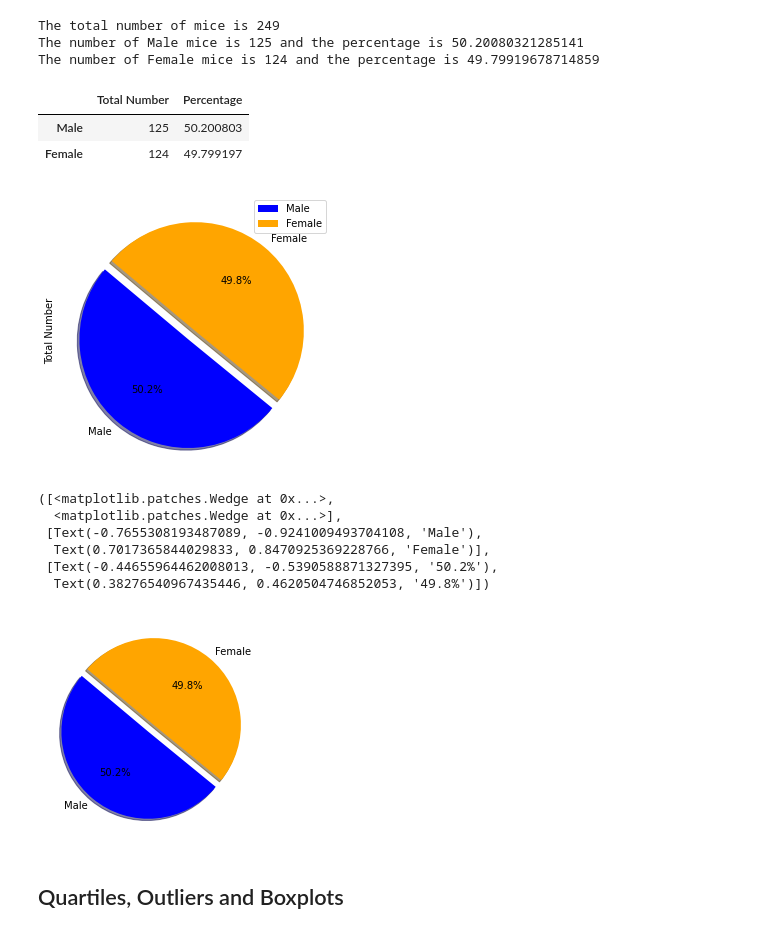
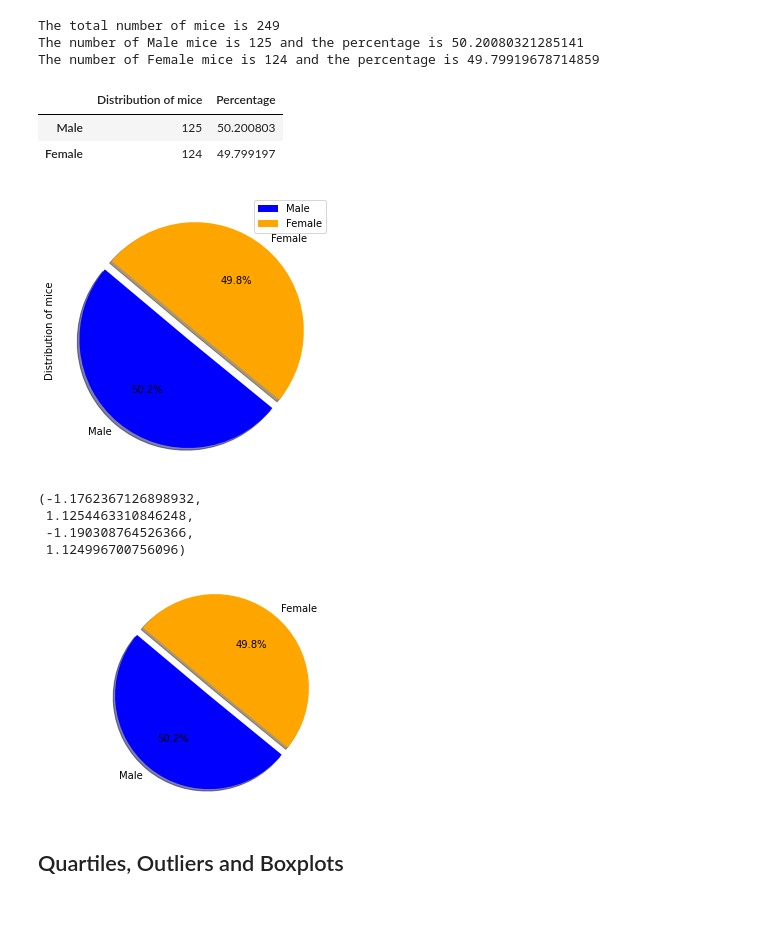
Before and after one commit to Yazz-01/Matplotlib_Pharma_Challenge, a Jupyter notebook: main_pharma.ipynb, the cells around one changed output. Cells and saved outputs as stored; diff of their text form; code cells hidden in the pictures.

Commit message:
Update on graphs

```diff
--- a/main_pharma.ipynb
+++ b/main_pharma.ipynb
@@ -212,46 +212,47 @@ The number of Male mice is 125 and the percentage is 50.20080321285141
 The number of Female mice is 124 and the percentage is 49.79919678714859
 # %%
 #----- Summary of mice in the study
-male_female_df = pd.DataFrame({"Total Number":[male_mice,female_mice],"Percentage":[percent_male_mice,percent_female_mice]},
+male_female_df = pd.DataFrame({"Distribution of mice":[male_mice,female_mice],"Percentage":[percent_male_mice,percent_female_mice]},
                                index=["Male", "Female"])
 male_female_df
 # %% [output]
-|  | Total Number | Percentage |
+|  | Distribution of mice | Percentage |
 | Male | 125 | 50.200803 |
 | Female | 124 | 49.799197 |
 # %%
 # Generate a pie plot showing the distribution of female versus male mice using pandas
 explode = (0.1, 0)
 colors = ['blue', 'orange']
-male_female_df_plot = male_female_df.plot.pie(y='Total Number',figsize=(5,5), colors = colors, startangle=140, explode = explode, shadow = True, autopct="%1.1f%%")
+male_female_df_plot = male_female_df.plot.pie(y='Distribution of mice',figsize=(5,5), colors = colors, startangle=140, explode = explode, shadow = True, autopct="%1.1f%%")
 # %% [output]
-[figure, old version]
+[figure, new version]
 # %%
 # Generate a pie plot showing the distribution of female versus male mice using pyplot
 
 # Labels for the sections of our pie chart
 labels = ["Male", "Female"]
 
 # The values of each section of the pie chart
 sizes = [male_mice,female_mice]
 
 # The colors of each section of the pie chart
 colors = ["blue", "orange"]
 
 # Tells matplotlib to seperate the "Humans" section from the others
 explode = (0.1, 0)
 
 # Creating the pie chart based upon the values above
 # Automatically finds the percentages of each part of the pie chart
 plt.pie(sizes, explode=explode, labels=labels, colors=colors,
         autopct="%1.1f%%", shadow=True, startangle=140)
+
+#Set equal axis
+plt.axis("equal")
 # %% [output]
-([<matplotlib.patches.Wedge at 0x...>,
-  <matplotlib.patches.Wedge at 0x...>],
- [Text(-0.7655308193487089, -0.9241009493704108, 'Male'),
-  Text(0.7017365844029833, 0.8470925369228766, 'Female')],
- [Text(-0.44655964462008013, -0.5390588871327395, '50.2%'),
-  Text(0.38276540967435446, 0.4620504746852053, '49.8%')])
+(-1.1762367126898932,
+ 1.1254463310846248,
+ -1.190308764526366,
+ 1.124996700756096)
-[figure, old version]
+[figure, new version]
 # %% [markdown]
 ## Quartiles, Outliers and Boxplots
```
Also changed, not shown: parts of 4 cells of this notebook.
